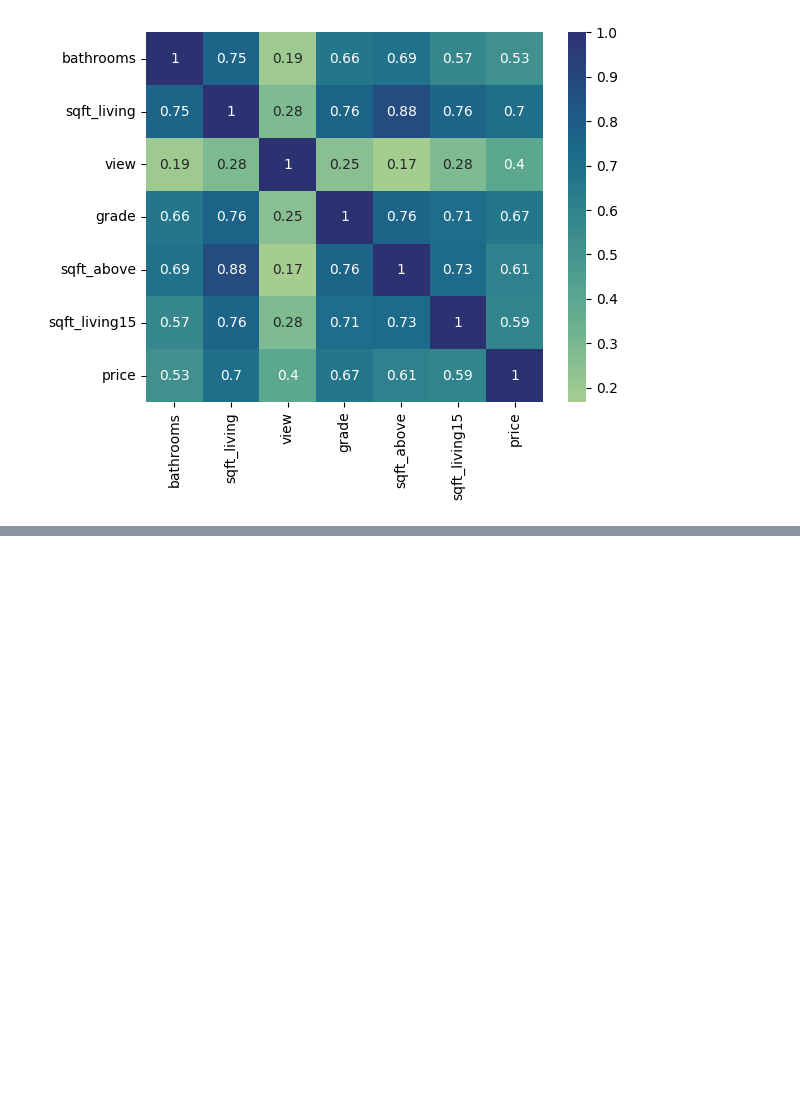
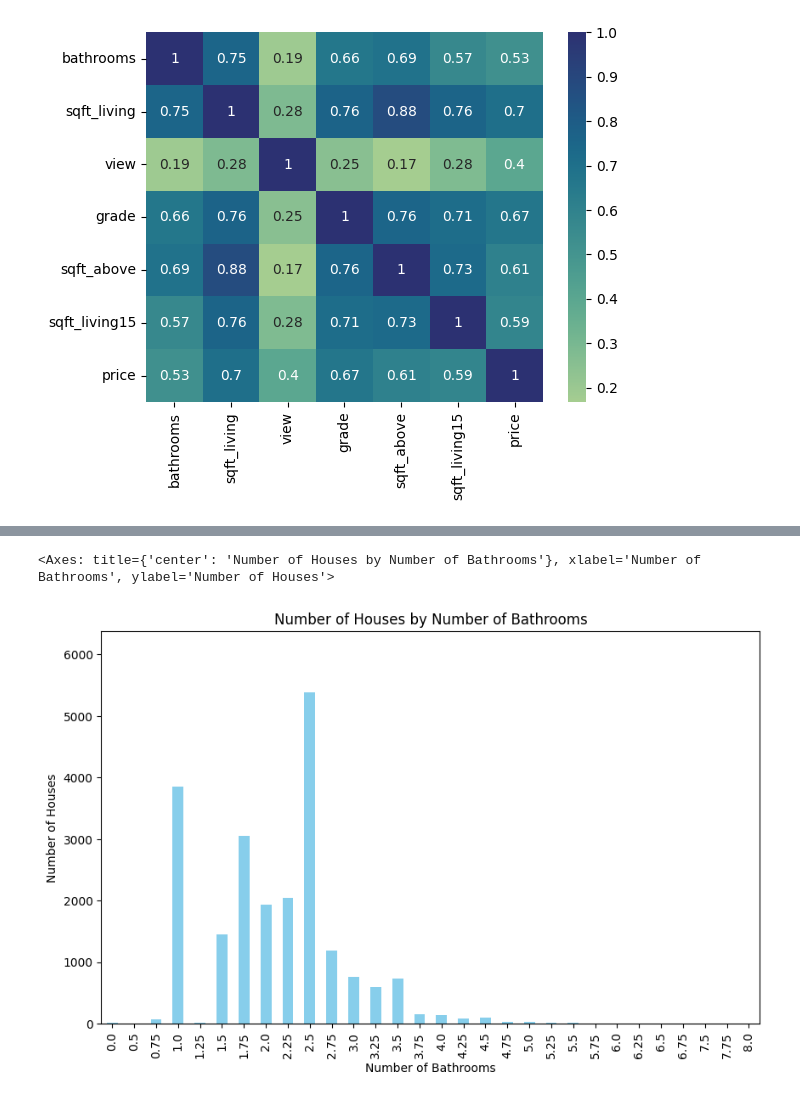
Before and after one commit to luiizsps/house_market, a Jupyter notebook: house_market.ipynb, the cells around one changed output, grey strips where cells are left out. Saved outputs shown, nothing was run; the diff lists cells and outputs as text; code cells hidden in the pictures; blank space fills up the shorter version.

```diff
--- a/house_market.ipynb
+++ b/house_market.ipynb
@@ -373,0 +444,6 @@ sns.heatmap(corr_matrix, cmap="crest", annot=True)
+# %%
+# number of houses by number of bathrooms
+kc_house_df["price"].groupby(kc_house_df["bathrooms"]).count().plot(kind="bar", title="Number of Houses by Number of Bathrooms", xlabel="Number of Bathrooms", ylabel="Number of Houses", color="skyblue", figsize=(10, 6), ylim=(0, kc_house_df["price"].groupby(kc_house_df["bathrooms"]).count().max() + 1000), legend=False)
+# %% [output]
+<Axes: title={'center': 'Number of Houses by Number of Bathrooms'}, xlabel='Number of Bathrooms', ylabel='Number of Houses'>
+[figure, added]
```
Also changed, not shown: parts of 14 cells of this notebook, 1 other file.
